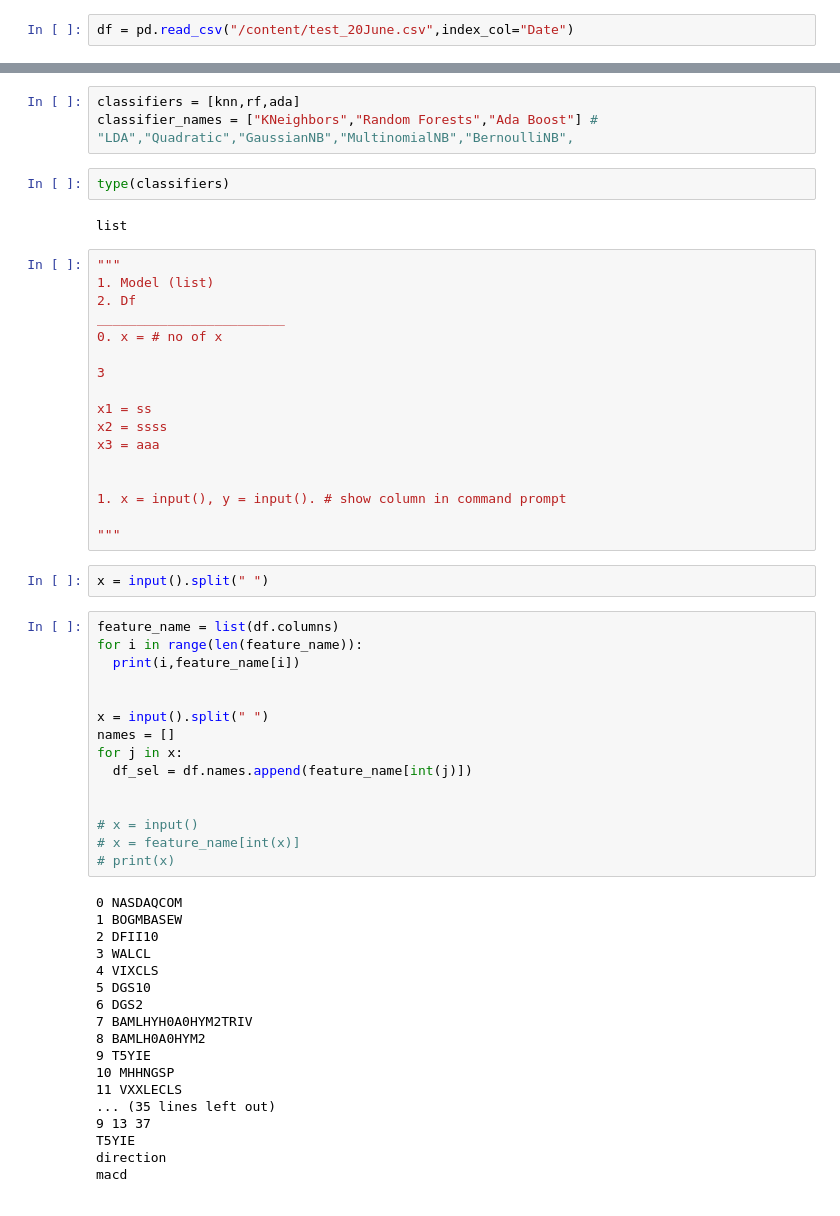
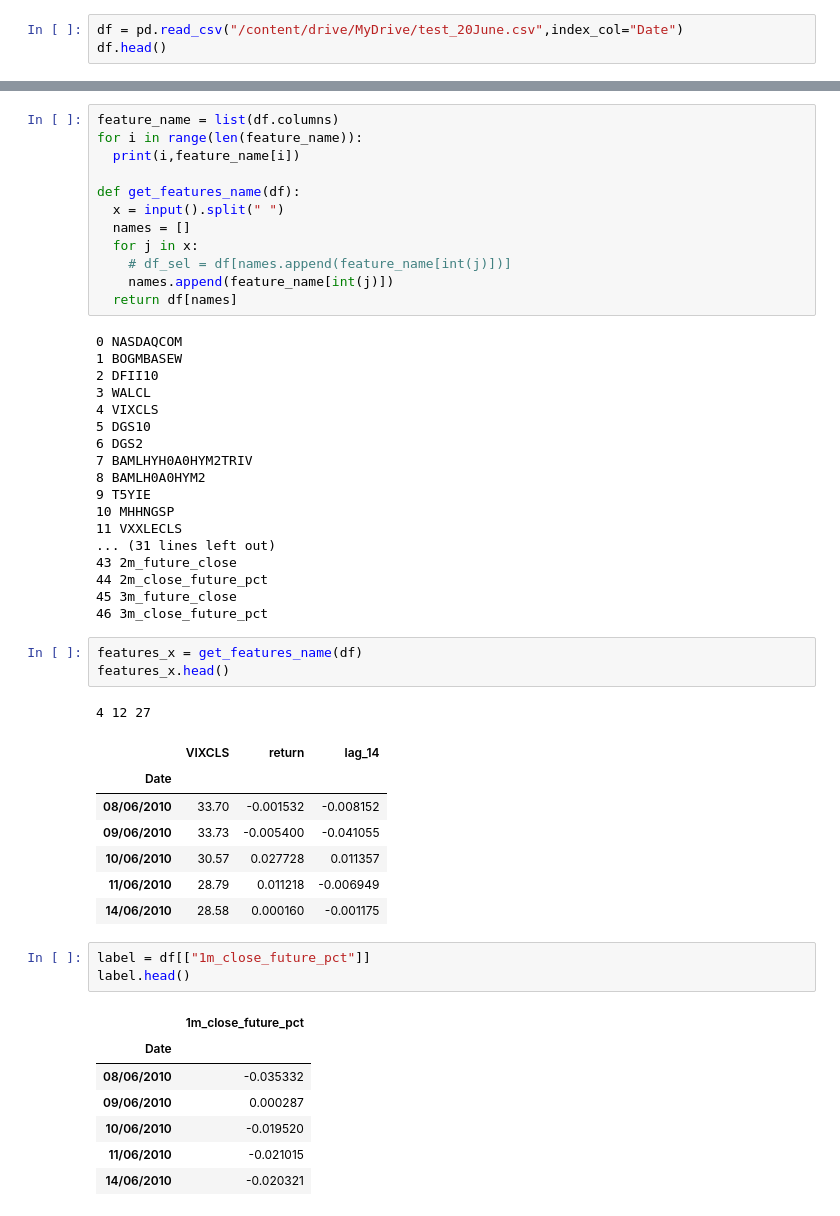
Before and after one commit to manhanton/test_15June, a Jupyter notebook: Model_test.ipynb, the cells around one changed output, grey strips where cells are left out. Drawn from its saved outputs; the diff is of its cells as text.

Commit message:
model run test 24 June

```diff
--- a/Model_test.ipynb
+++ b/Model_test.ipynb
@@ -11,2 +13,3 @@ print(pd.__version__)
 # %%
-df = pd.read_csv("/content/test_20June.csv",index_col="Date")
+df = pd.read_csv("/content/drive/MyDrive/test_20June.csv",index_col="Date")
+df.head()
@@ -60,44 +25,15 @@ ada = AdaBoostClassifier()
-# %%
-classifiers = [knn,rf,ada]
-classifier_names = ["KNeighbors","Random Forests","Ada Boost"] # "LDA","Quadratic","GaussianNB","MultinomialNB","BernoulliNB",
-# %%
-type(classifiers)
-# %% [output]
-list
-# %%
-"""
-1. Model (list)
-2. Df
-________________________
-0. x = # no of x
-
-3
-
-x1 = ss
-x2 = ssss
-x3 = aaa
-
-
-1. x = input(), y = input(). # show column in command prompt
-
-"""
-# %%
-x = input().split(" ")
 # %%
 feature_name = list(df.columns)
 for i in range(len(feature_name)):
   print(i,feature_name[i])
 
-
-x = input().split(" ")
-names = []
-for j in x:
-  df_sel = df.names.append(feature_name[int(j)])
-
-
-# x = input()
-# x = feature_name[int(x)]
-# print(x)
+def get_features_name(df):
+  x = input().split(" ")
+  names = []
+  for j in x:
+    # df_sel = df[names.append(feature_name[int(j)])]
+    names.append(feature_name[int(j)])
+  return df[names]
 # %% [output]
 0 NASDAQCOM
 1 BOGMBASEW
@@ -111,8 +47,31 @@ for j in x:
 9 T5YIE
 10 MHHNGSP
 11 VXXLECLS
-... (35 lines left out)
-9 13 37
-T5YIE
-direction
-macd
+... (31 lines left out)
+43 2m_future_close
+44 2m_close_future_pct
+45 3m_future_close
+46 3m_close_future_pct
+# %%
+features_x = get_features_name(df)
+features_x.head()
+# %% [output]
+4 12 27
+|  | VIXCLS | return | lag_14 |
+| Date |  |  |  |
+| 08/06/2010 | 33.70 | -0.001532 | -0.008152 |
+| 09/06/2010 | 33.73 | -0.005400 | -0.041055 |
+| 10/06/2010 | 30.57 | 0.027728 | 0.011357 |
+| 11/06/2010 | 28.79 | 0.011218 | -0.006949 |
+| 14/06/2010 | 28.58 | 0.000160 | -0.001175 |
+# %%
+label = df[["1m_close_future_pct"]]
+label.head()
+# %% [output]
+|  | 1m_close_future_pct |
+| Date |  |
+| 08/06/2010 | -0.035332 |
+| 09/06/2010 | 0.000287 |
+| 10/06/2010 | -0.019520 |
+| 11/06/2010 | -0.021015 |
+| 14/06/2010 | -0.020321 |
```
Also changed, not shown: parts of 10 cells of this notebook.
